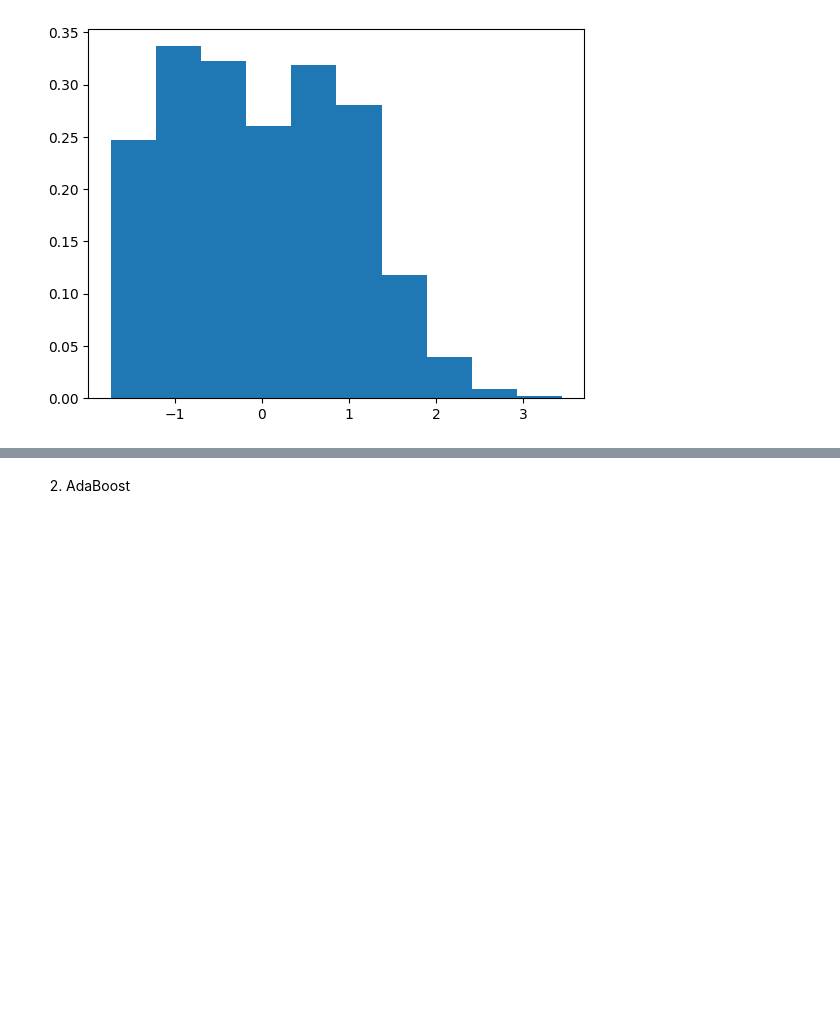
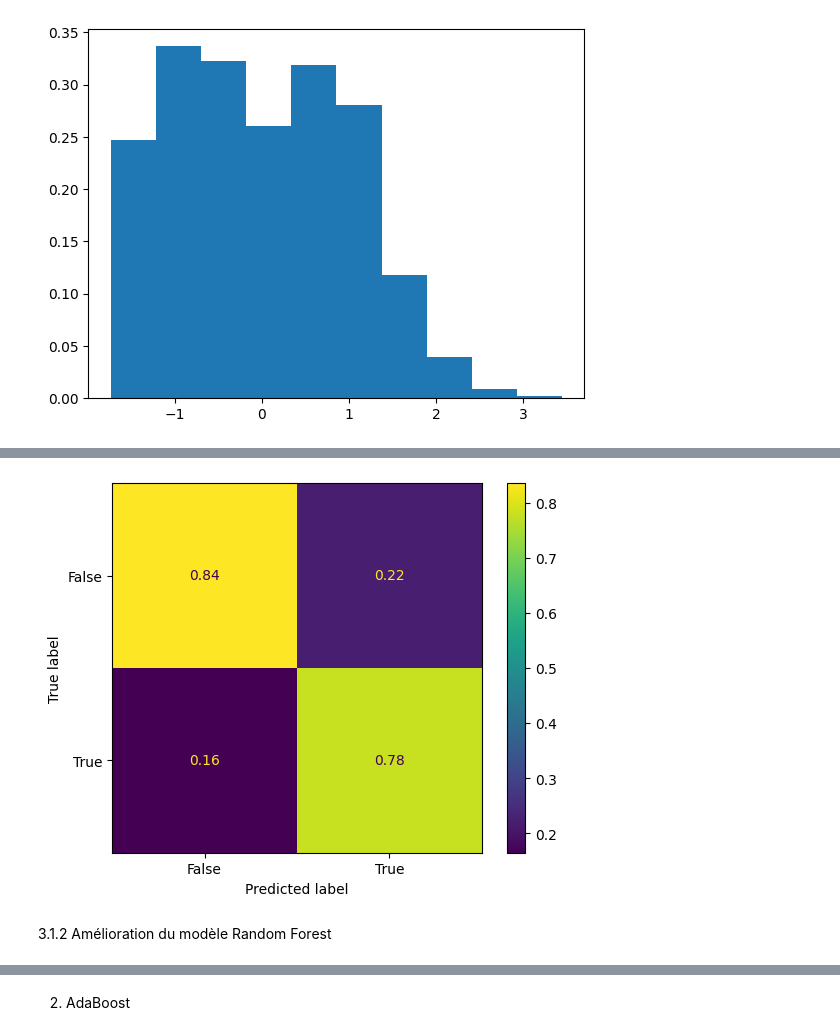
Before and after one commit to Saxhaa/supervised, a Jupyter notebook: data_analysis.ipynb, the cells around one changed output, grey strips where cells are left out. Drawn from its saved outputs; the diff is of its cells as text; code cells hidden in the pictures; blank space fills up the shorter version.

```diff
--- a/data_analysis.ipynb
+++ b/data_analysis.ipynb
@@ -248,0 +289,6 @@ disp = ConfusionMatrixDisplay.from_predictions(y_test, y_pred, normalize='pred')
+# %%
+disp = ConfusionMatrixDisplay.from_predictions(y_train, y_cross_pred, normalize='pred')
+# %% [output]
+[figure, added]
+# %% [markdown]
+3.1.2 Amélioration du modèle Random Forest
```
Also changed, not shown: parts of 23 cells of this notebook.
